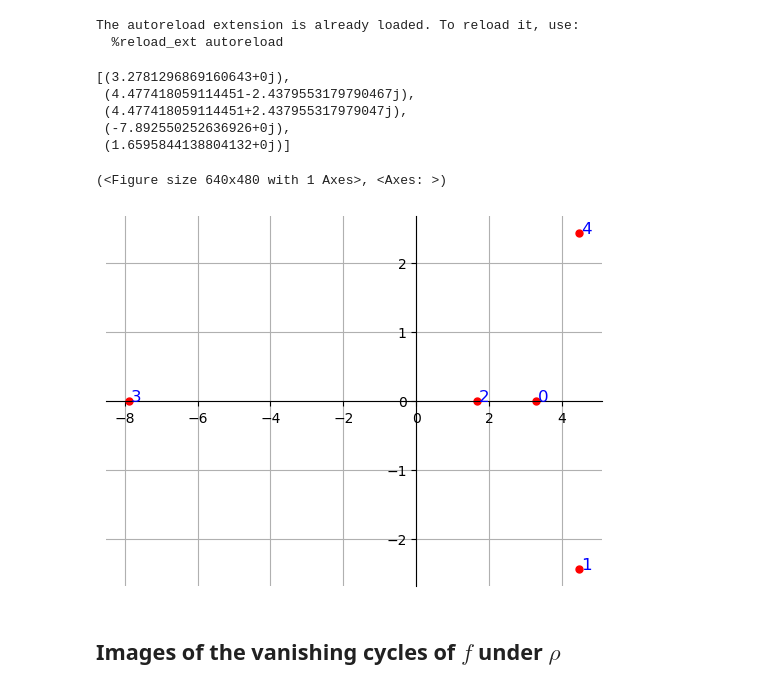
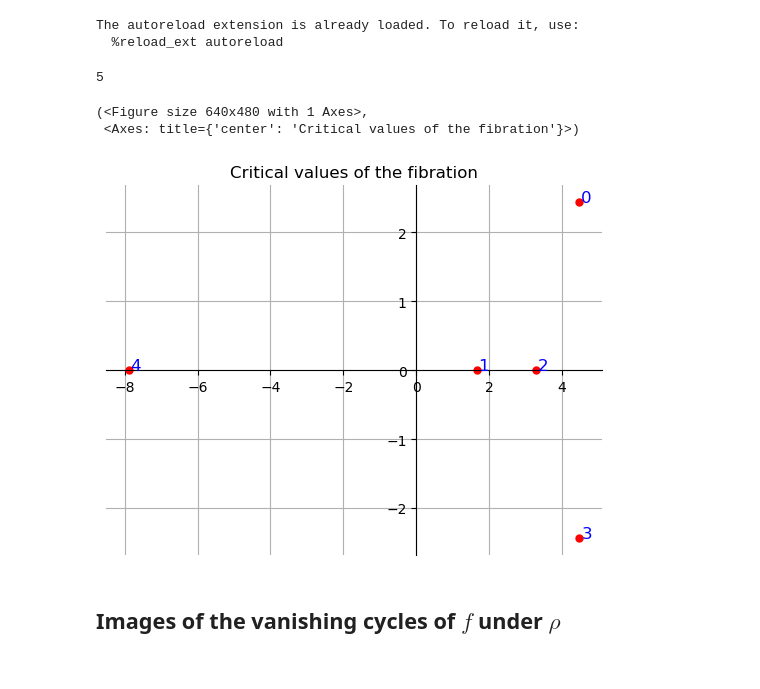
Before and after one commit to ViveLeFrance/Painlev-, a Jupyter notebook: matching_path_plots.ipynb, the cells around one changed output. Saved outputs shown, nothing was run; the diff lists cells and outputs as text; code cells hidden in the pictures.

```diff
--- a/matching_path_plots.ipynb
+++ b/matching_path_plots.ipynb
@@ -23,18 +25,16 @@ crit_points_f = f.get_critical_points()
 crit_values_f = f.get_critical_values()
 
 
-
-[complex(val) for val in crit_values_f]
+len(crit_values_f)
 # %% [output]
-[(3.2781296869160643+0j),
- (4.477418059114451-2.4379553179790467j),
- (4.477418059114451+2.437955317979047j),
- (-7.892550252636926+0j),
- (1.6595844138804132+0j)]
+5
 # %%
-plot_points_ordered(crit_values_f, 'Critical values of the fibration', origin_fibre=2*I)
+origin_fibre = 0
+crit_values_f = sort_by_angle(crit_values_f, origin_fibre)
+plot_points_ordered(crit_values_f, 'Critical values of the fibration', origin_fibre=origin_fibre)
 # %% [output]
-(<Figure size 640x480 with 1 Axes>, <Axes: >)
+(<Figure size 640x480 with 1 Axes>,
+ <Axes: title={'center': 'Critical values of the fibration'}>)
-[figure, old version]
+[figure, new version]
 # %% [markdown]
 ## Images of the vanishing cycles of $f$ under $\rho$
```
Also changed, not shown: parts of 13 cells of this notebook, 1 other file.
